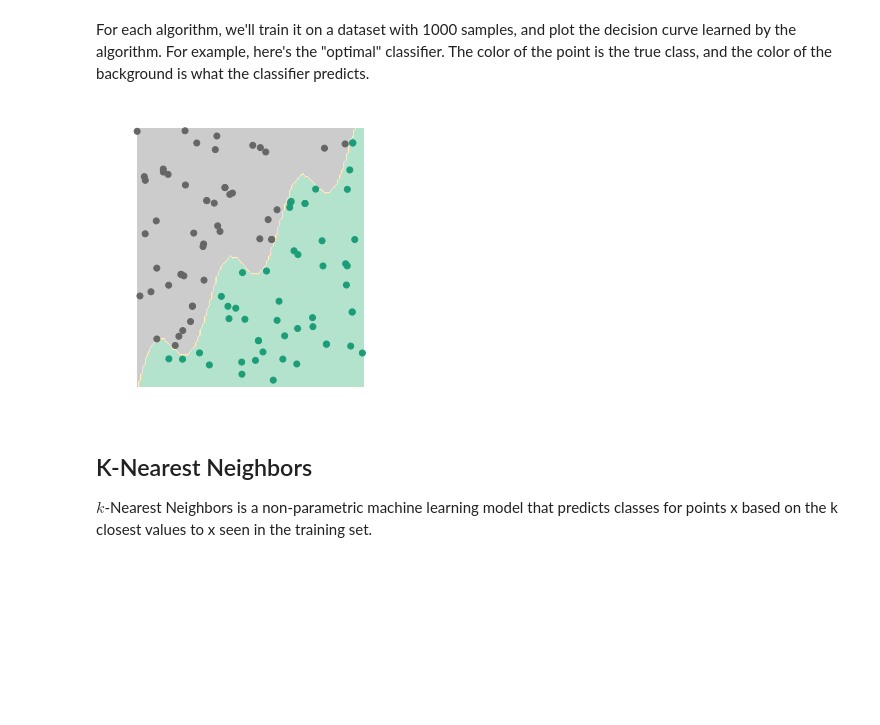
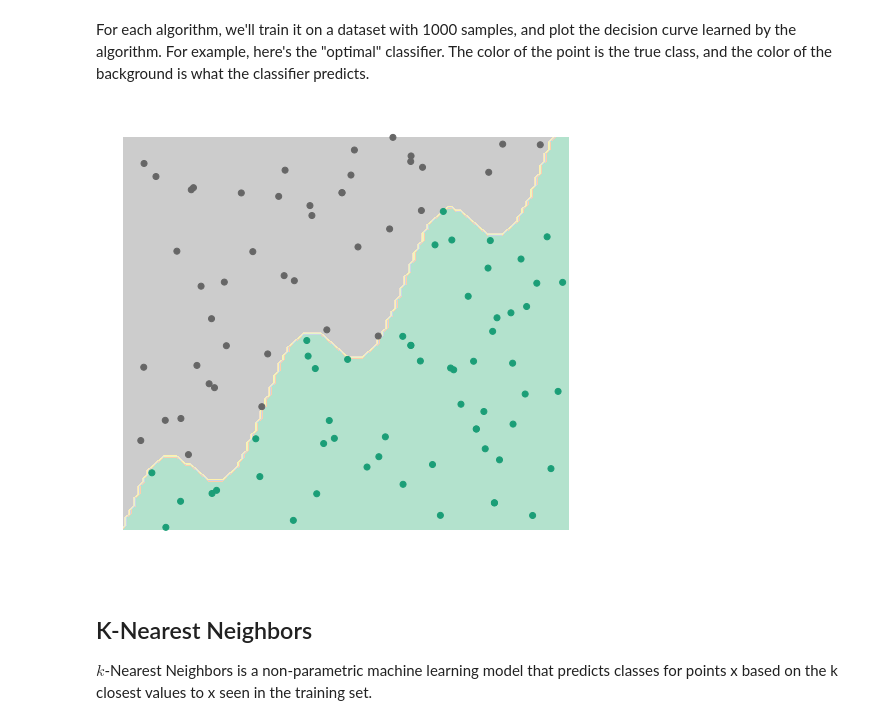
Before and after one commit to dibyaghosh/ml_tidbits, a Jupyter notebook: QuickML/QuickML.ipynb, the cells around one changed output. Drawn from its saved outputs; the diff is of its cells as text; code cells hidden in the pictures; blank space fills up the shorter version.

```diff
--- a/QuickML/QuickML.ipynb
+++ b/QuickML/QuickML.ipynb
@@ -44,36 +46,35 @@ Ys = np.array([x[1] > x[0]+np.sin(x[0]*2) for x in Xs])
 test_Xs = np.random.rand(1000,2)*10
 test_Ys = np.array([x[1] > x[0]+np.sin(x[0]*2) for x in test_Xs])
 
 def accuracy(model,X,Y):
     return np.count_nonzero([model.predict(x)==y for (x,y) in zip(X,Y)])/len(X)
 
 def plot(model,X,Y,shades=False,nPoints=100,**kwargs):
-    plt.figure(figsize=(10,5))
+    plt.figure(figsize=(8,8))
     h = 100
     x_min, y_min = np.min(X,axis=0)
     x_max, y_max = np.max(X,axis=0)
 
     xx, yy = np.meshgrid(np.linspace(x_min, x_max, h),
                          np.linspace(y_min, y_max, h))
 
     # here "model" is your model's prediction (classification) function
     Z = np.array([model.predict(x) for x in np.c_[xx.ravel(), yy.ravel()]])
 
     # Put the result into a color plot
     Z = Z.reshape(xx.shape)
-    plt.subplot(1, 2,2)
     plt.contourf(xx, yy, Z, cmap=plt.cm.Pastel2,**kwargs)
     subpoints = np.random.choice(len(X),nPoints)
     plt.scatter(X[subpoints, 0], X[subpoints, 1], c=Y[subpoints], cmap=plt.cm.Dark2)
     plt.axis('off')
 
     # Plot also the training points
 class Dummy:
     def predict(x):
         return x[1] > x[0]+np.sin(x[0]*2)
 plot(Dummy,Xs,Ys)
 # %% [output]
-[figure, old version]
+[figure, new version]
 # %% [markdown]
 ## K-Nearest Neighbors
 
```
Also changed, not shown: parts of 8 cells of this notebook, 2 other files.
